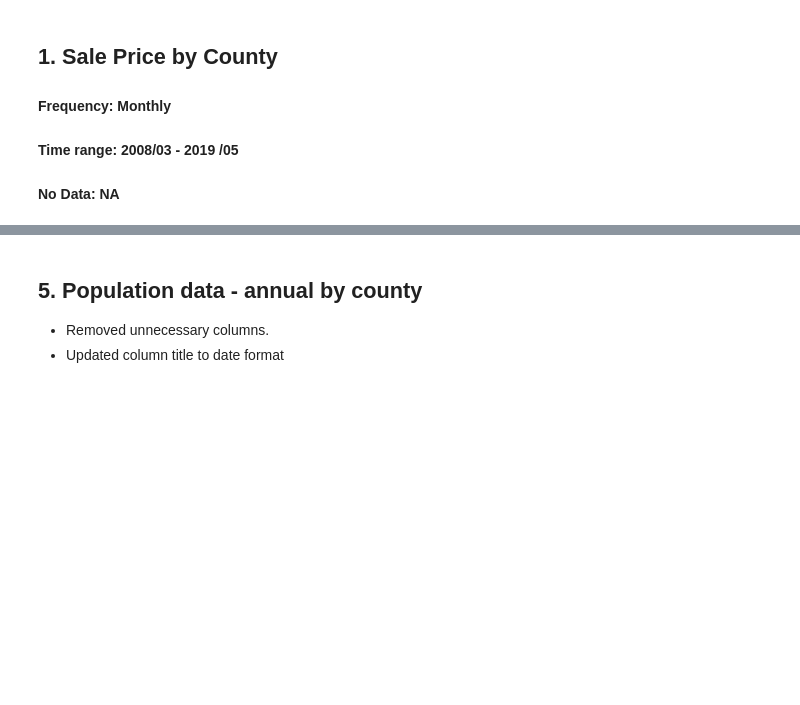
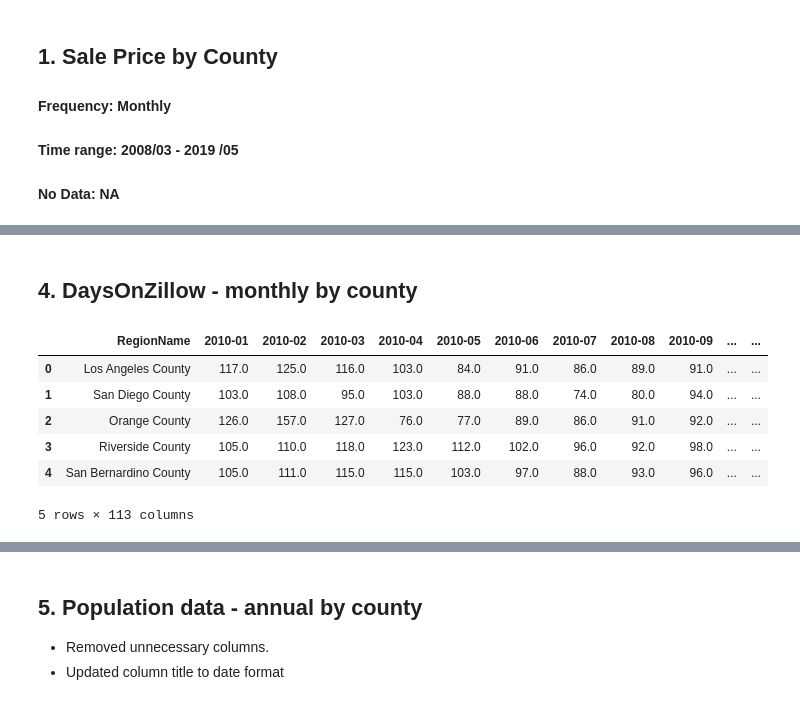
Before and after one commit to yulmee/springboard, a Jupyter notebook: Cap_Stone_1/unit_5_Data_Wrangling_WC.ipynb, the cells around one changed output, grey strips where cells are left out. Saved outputs shown, nothing was run; the diff lists cells and outputs as text; code cells hidden in the pictures; blank space fills up the shorter version.

```diff
--- a/Cap_Stone_1/unit_5_Data_Wrangling_WC.ipynb
+++ b/Cap_Stone_1/unit_5_Data_Wrangling_WC.ipynb
@@ -63,0 +200,14 @@ master_df= pd.concat(frames)
+# %% [markdown]
+## 4. DaysOnZillow - monthly by county
+# %%
+days_on_z = pd.read_csv(r'C:\Users\yulmee\Documents\Yul-Mee\Springboard\Capstone 1\dataset\cleaned\Zillow_DaysOnZillow_County_2010_2019_Cleaned.csv',  encoding='latin-1')
+
+days_on_z.head()
+# %% [output]
+|  | RegionName | 2010-01 | 2010-02 | 2010-03 | 2010-04 | 2010-05 | 2010-06 | 2010-07 | 2010-08 | 2010-09 | ... | ... |
+| 0 | Los Angeles County | 117.0 | 125.0 | 116.0 | 103.0 | 84.0 | 91.0 | 86.0 | 89.0 | 91.0 | ... | ... |
+| 1 | San Diego County | 103.0 | 108.0 | 95.0 | 103.0 | 88.0 | 88.0 | 74.0 | 80.0 | 94.0 | ... | ... |
+| 2 | Orange County | 126.0 | 157.0 | 127.0 | 76.0 | 77.0 | 89.0 | 86.0 | 91.0 | 92.0 | ... | ... |
+| 3 | Riverside County | 105.0 | 110.0 | 118.0 | 123.0 | 112.0 | 102.0 | 96.0 | 92.0 | 98.0 | ... | ... |
+| 4 | San Bernardino County | 105.0 | 111.0 | 115.0 | 115.0 | 103.0 | 97.0 | 88.0 | 93.0 | 96.0 | ... | ... |
+5 rows × 113 columns
```
Also changed, not shown: parts of 27 cells of this notebook.
